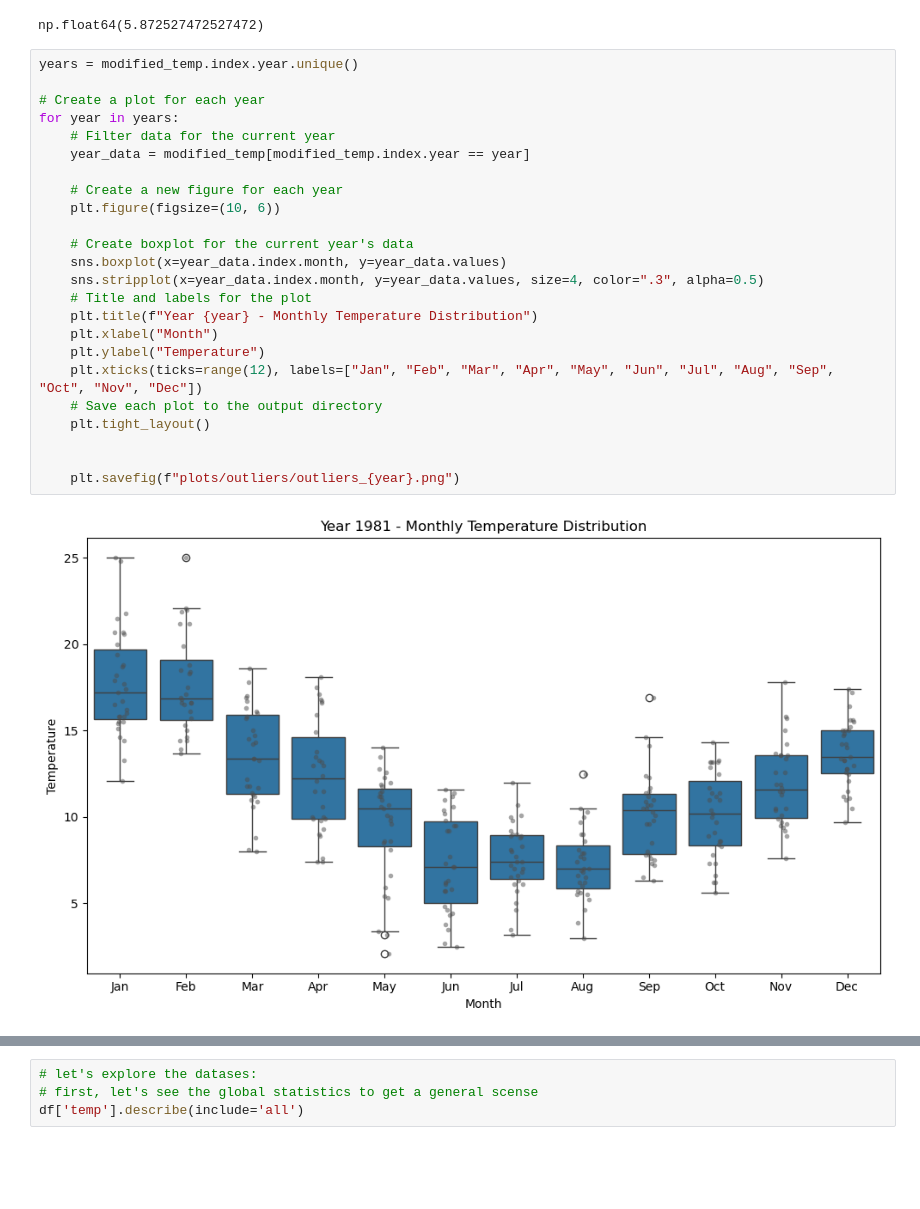
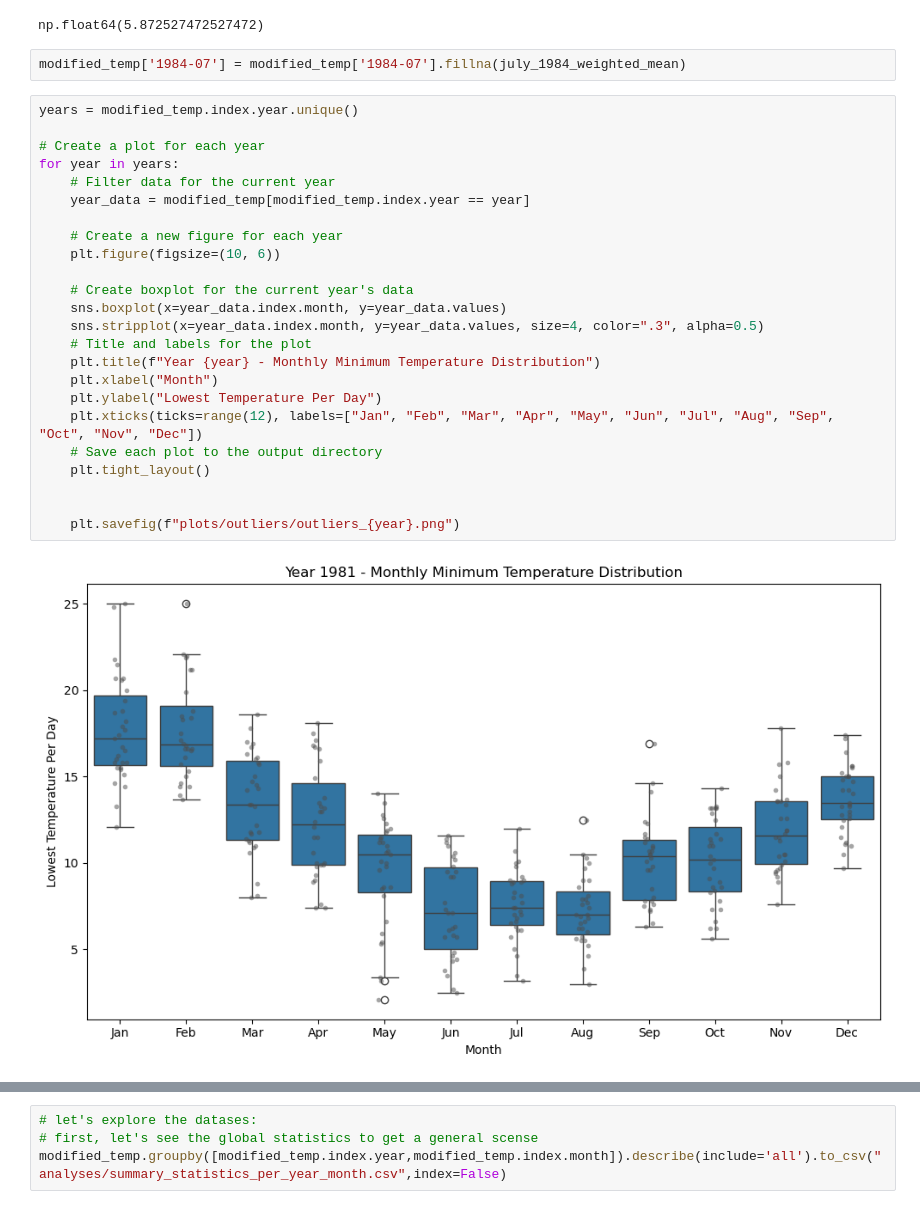
Before and after one commit to falmasridev0/min_temp_australlia_forecasting, a Jupyter notebook: main.ipynb, the cells around one changed output, grey strips where cells are left out. Cells and saved outputs as stored; diff of their text form; blank space fills up the shorter version.

Commit message:
add more statistics and step 2 initlization

```diff
--- a/main.ipynb
+++ b/main.ipynb
@@ -119,29 +119,31 @@ july_1984_weighted_mean = (values.mul(weights, axis=0)).sum() / weights.sum()
 july_1984_weighted_mean
 # %% [output]
 np.float64(5.872527472527472)
+# %%
+modified_temp['1984-07'] = modified_temp['1984-07'].fillna(july_1984_weighted_mean)
 # %%
 years = modified_temp.index.year.unique()
 
 # Create a plot for each year
 for year in years:
     # Filter data for the current year
     year_data = modified_temp[modified_temp.index.year == year]
 
     # Create a new figure for each year
     plt.figure(figsize=(10, 6))
 
     # Create boxplot for the current year's data
     sns.boxplot(x=year_data.index.month, y=year_data.values)
     sns.stripplot(x=year_data.index.month, y=year_data.values, size=4, color=".3", alpha=0.5)
     # Title and labels for the plot
-    plt.title(f"Year {year} - Monthly Temperature Distribution")
+    plt.title(f"Year {year} - Monthly Minimum Temperature Distribution")
     plt.xlabel("Month")
-    plt.ylabel("Temperature")
+    plt.ylabel("Lowest Temperature Per Day")
     plt.xticks(ticks=range(12), labels=["Jan", "Feb", "Mar", "Apr", "May", "Jun", "Jul", "Aug", "Sep", "Oct", "Nov", "Dec"])
     # Save each plot to the output directory
     plt.tight_layout()
 
 
     plt.savefig(f"plots/outliers/outliers_{year}.png")
 # %% [output]
-[figure, old version]
+[figure, new version]
@@ -157,4 +159,4 @@ for year in years:
 # %%
 # let's explore the datases:
 # first, let's see the global statistics to get a general scense
-df['temp'].describe(include='all')
+modified_temp.groupby([modified_temp.index.year,modified_temp.index.month]).describe(include='all').to_csv("analyses/summary_statistics_per_year_month.csv",index=False)
```
Also changed, not shown: parts of 2 cells of this notebook, 12 other files.
